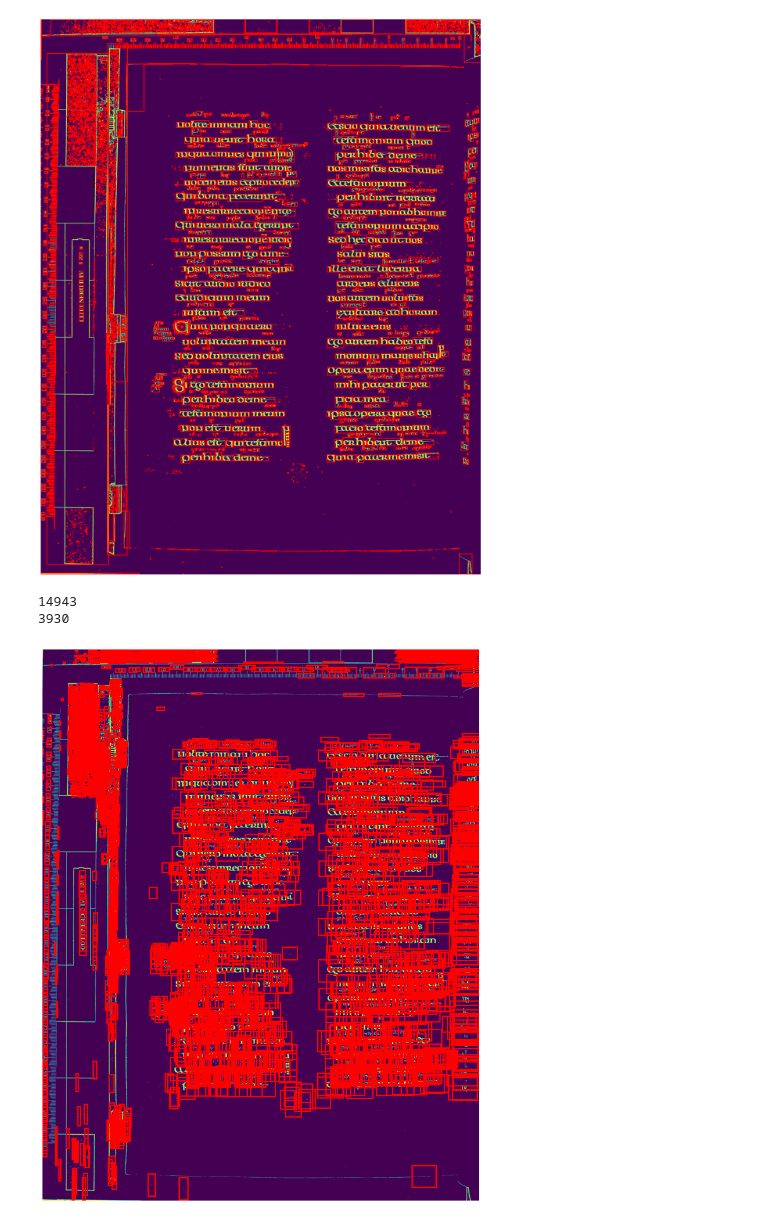
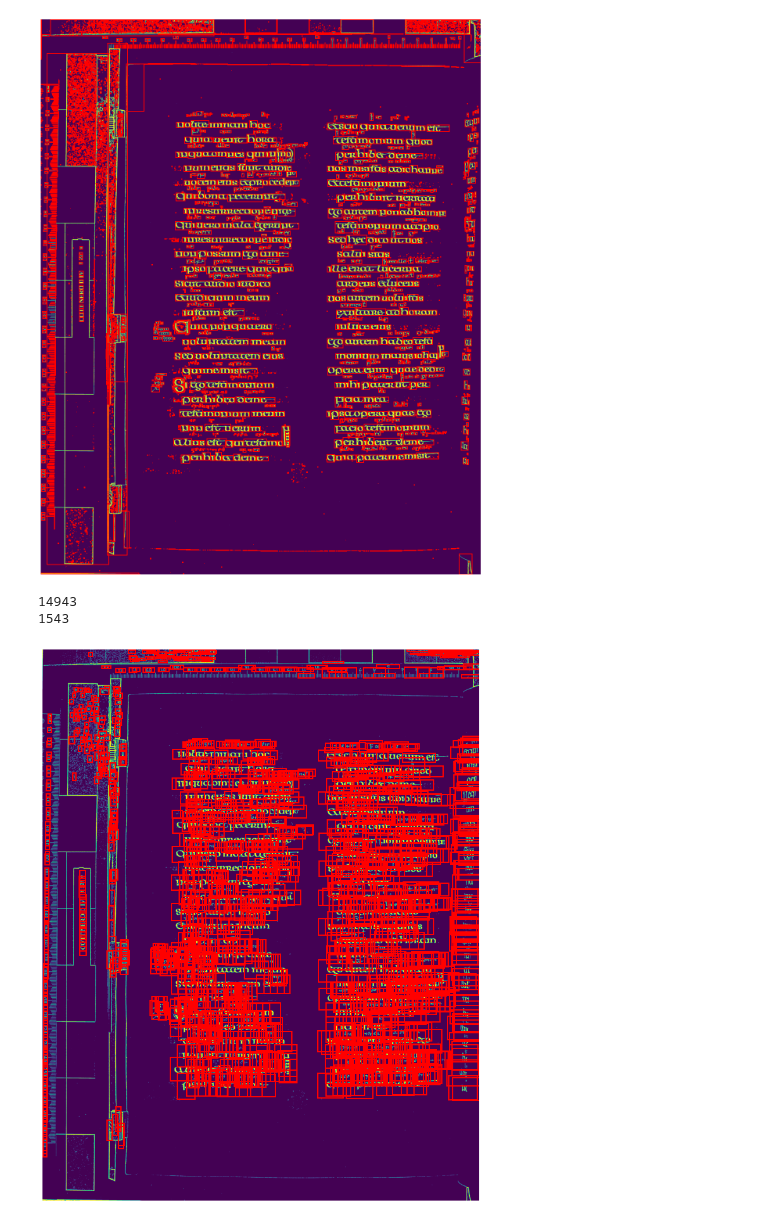
Before and after one commit to 9sphere/text-detector, a Jupyter notebook: notebooks/User_sample_Segmentation_in_Image.ipynb, the cells around one changed output. Saved outputs shown, nothing was run; the diff lists cells and outputs as text; code cells hidden in the pictures.

Commit message:
segmentation for big image

```diff
--- a/notebooks/User_sample_Segmentation_in_Image.ipynb
+++ b/notebooks/User_sample_Segmentation_in_Image.ipynb
@@ -72,7 +74,7 @@ for index, region in enumerate(region_props):
 
     aspect_ratio = width/height
 
-    should_clean = region.area < 15
+    should_clean = region.area < 101 # 15 * image_width/1000
     should_clean = should_clean or (region.area > (img_height*img_weight/5))
     should_clean = should_clean or aspect_ratio < 0.06  or aspect_ratio > 3
     should_clean = should_clean or region.eccentricity > 0.995
@@ -94,35 +96,35 @@ for index, region in enumerate(region_props):
 
         minr = np.floor((1-expansionAmountY) * minr)
         minc = np.floor((1-expansionAmountX) * minc)
         maxr = np.ceil((1+expansionAmountY) * maxr)
         maxc = np.ceil((1+expansionAmountX) * maxc)
 
         bounding_boxes.append([minr, minc, maxr, maxc])
         rect = mpatches.Rectangle((minc, minr), maxc - minc, maxr - minr,
                                   fill=False, edgecolor='red', linewidth=2)
         ax.add_patch(rect)
 
 #remove ccs which have more than 3 components within them
 # label_heirarchy = {}
 # for iindex, iregion  in enumerate(region_props[0:-1]):
 #     count = 0
 #     for jindex, jregion in enumerate(region_props[1:]):
 #         if is_a_child(iregion, jregion):
 #             count += 1
 
 #     if count < 3:
 #         minr, minc, maxr, maxc = iregion.bbox
 #         bounding_boxes.append([minr, minc, maxr, maxc])
 
 
 ax.set_axis_off()
 print(len(bounding_boxes))
 ax.imshow(binary_sauvola)
 plt.show()
 # %% [output]
 14943
-3930
+1543
-[figure, old version]
+[figure, new version]
 # %%
 # https://stackoverflow.com/questions/306316/determine-if-two-rectangles-overlap-each-other
 import pandas as pd
```
Also changed, not shown: parts of 2 cells of this notebook.
